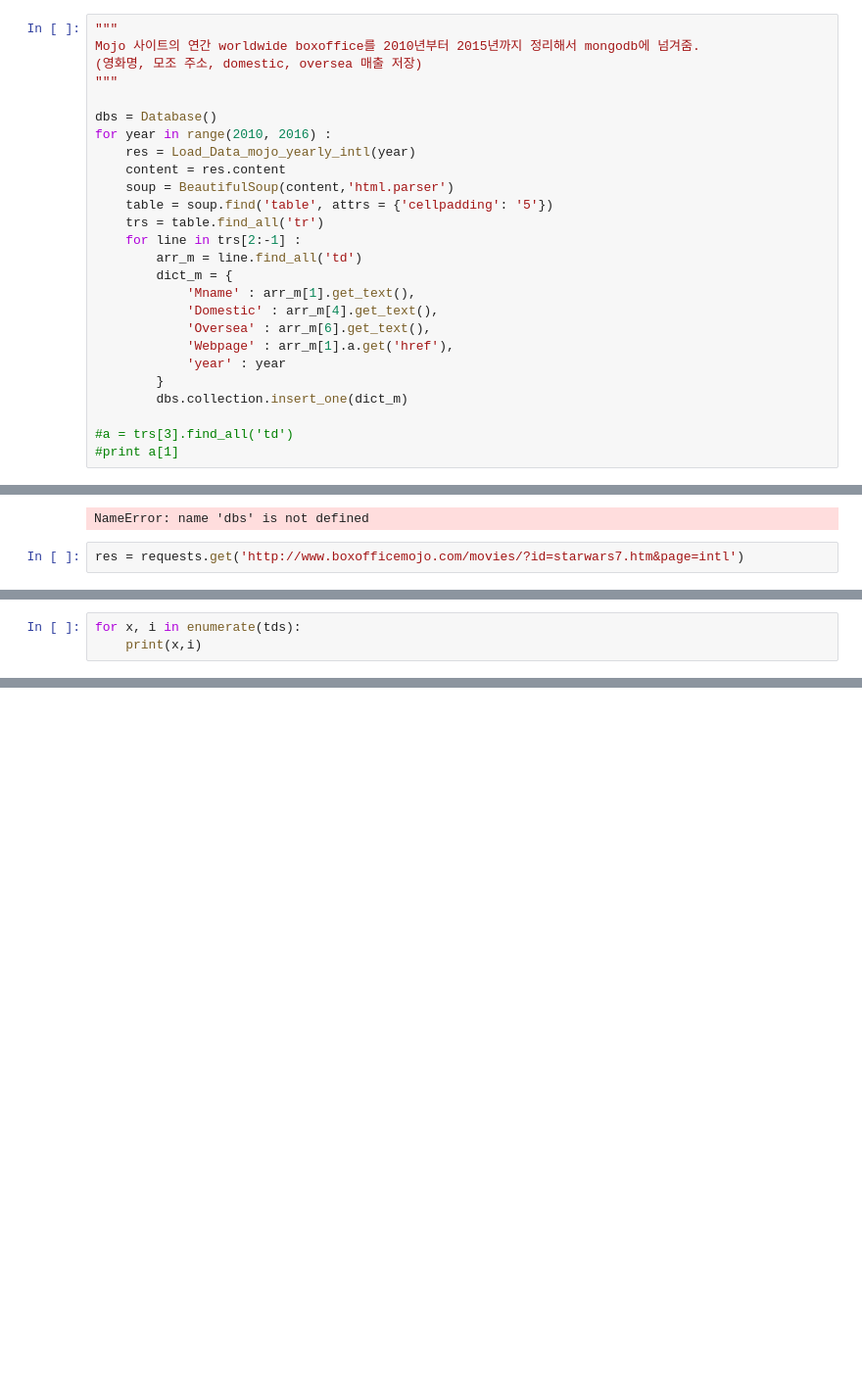
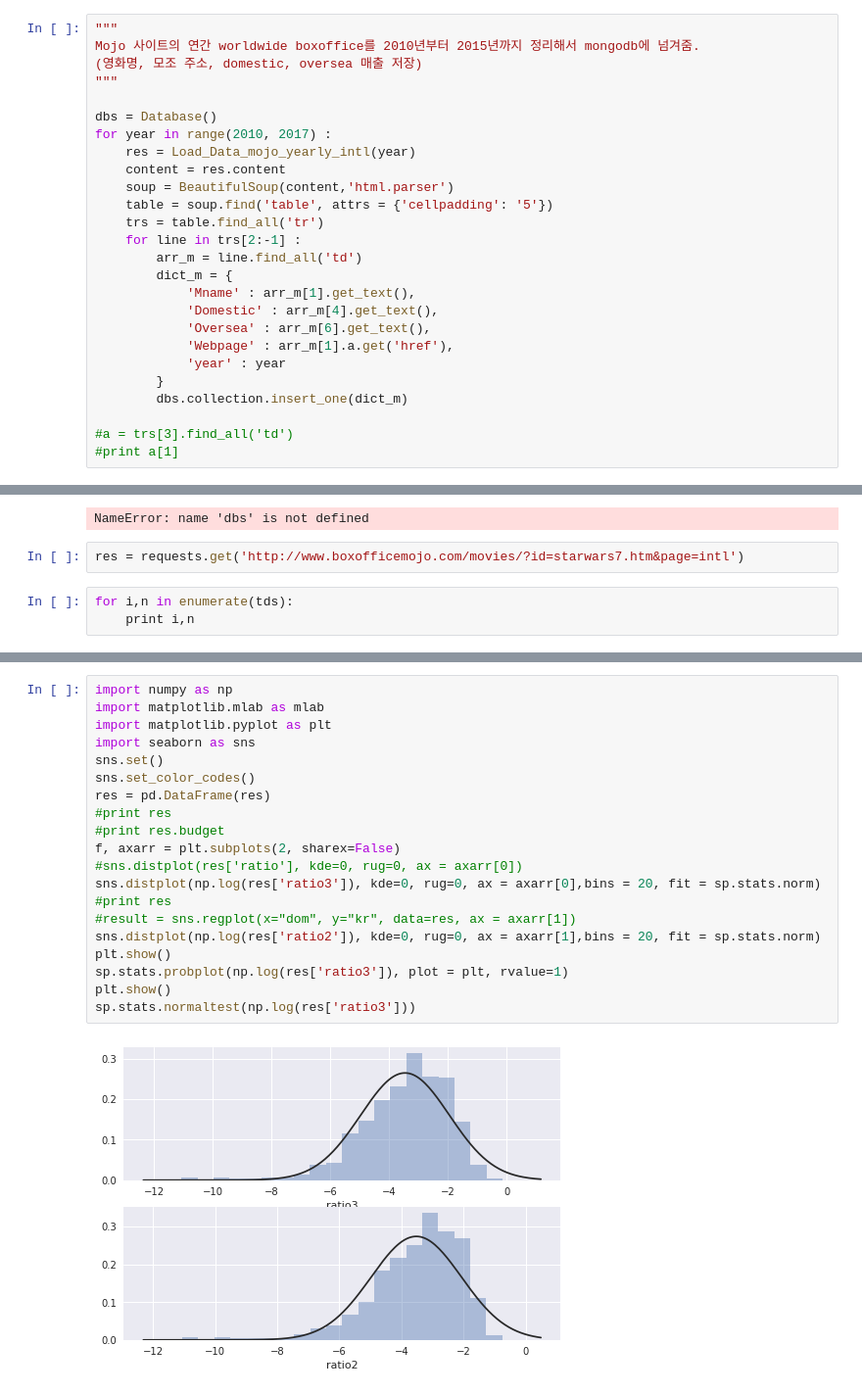
Before and after one commit to SeokJong/DSS4_smallproj_8th, a Jupyter notebook: Scraping/Mojo.ipynb, the cells around one changed output, grey strips where cells are left out. Shown: that part at 98% size. Drawn from its saved outputs; the diff is of its cells as text; blank space fills up the shorter version.

```diff
--- a/Scraping/Mojo.ipynb
+++ b/Scraping/Mojo.ipynb
@@ -29,7 +129,7 @@ Mojo 사이트의 연간 worldwide boxoffice를 2010년부터 2015년까지 정
 """
 
 dbs = Database()
-for year in range(2010, 2016) :
+for year in range(2010, 2017) :
     res = Load_Data_mojo_yearly_intl(year)
     content = res.content
     soup = BeautifulSoup(content,'html.parser')
@@ -59,3 +157,6 @@ for Movie in res:
 NameError: name 'dbs' is not defined
 # %%
 res = requests.get('http://www.boxofficemojo.com/movies/?id=starwars7.htm&page=intl')
+# %%
+for i,n in enumerate(tds):
+    print i,n
@@ -112,3 +258,0 @@ AttributeError: 'NoneType' object has no attribute 'get_text'
-# %%
-for x, i in enumerate(tds):
-    print(x,i)
@@ -125,0 +331,22 @@ for x, i in enumerate(tds):
+# %%
+import numpy as np
+import matplotlib.mlab as mlab
+import matplotlib.pyplot as plt
+import seaborn as sns
+sns.set()
+sns.set_color_codes()
+res = pd.DataFrame(res)
+#print res
+#print res.budget
+f, axarr = plt.subplots(2, sharex=False)
+#sns.distplot(res['ratio'], kde=0, rug=0, ax = axarr[0])
+sns.distplot(np.log(res['ratio3']), kde=0, rug=0, ax = axarr[0],bins = 20, fit = sp.stats.norm)
+#print res
+#result = sns.regplot(x="dom", y="kr", data=res, ax = axarr[1])
+sns.distplot(np.log(res['ratio2']), kde=0, rug=0, ax = axarr[1],bins = 20, fit = sp.stats.norm)
+plt.show()
+sp.stats.probplot(np.log(res['ratio3']), plot = plt, rvalue=1)
+plt.show()
+sp.stats.normaltest(np.log(res['ratio3']))
+# %% [output]
+[figure, added]
```
Also changed, not shown: parts of 18 cells of this notebook, 5 other files.
